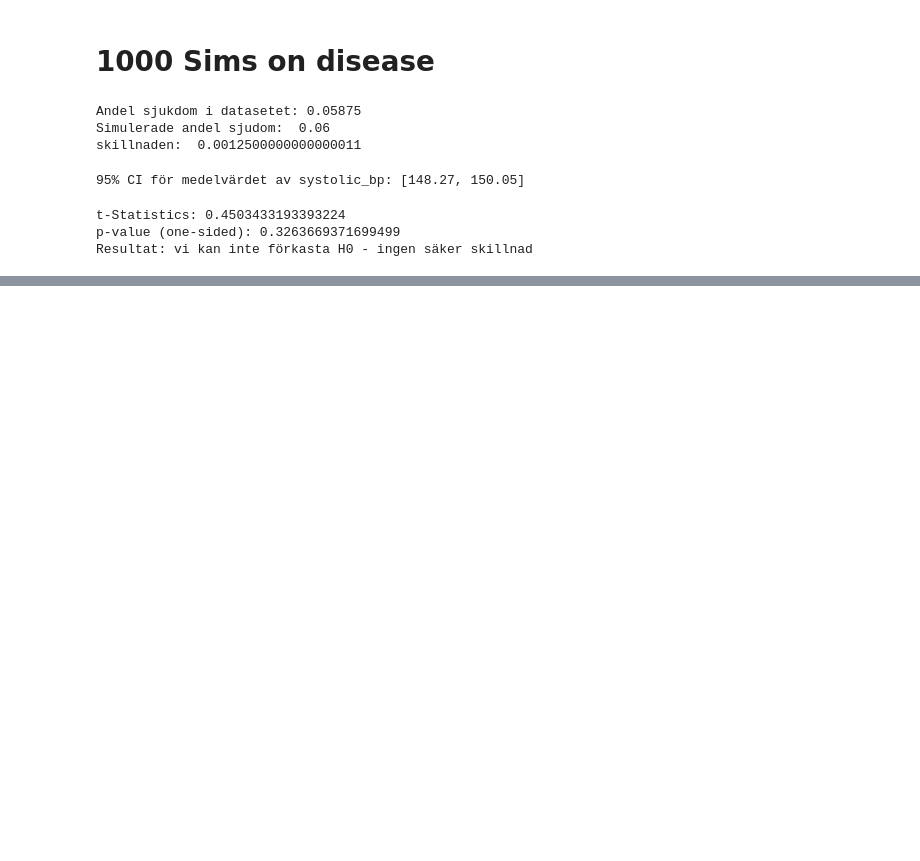
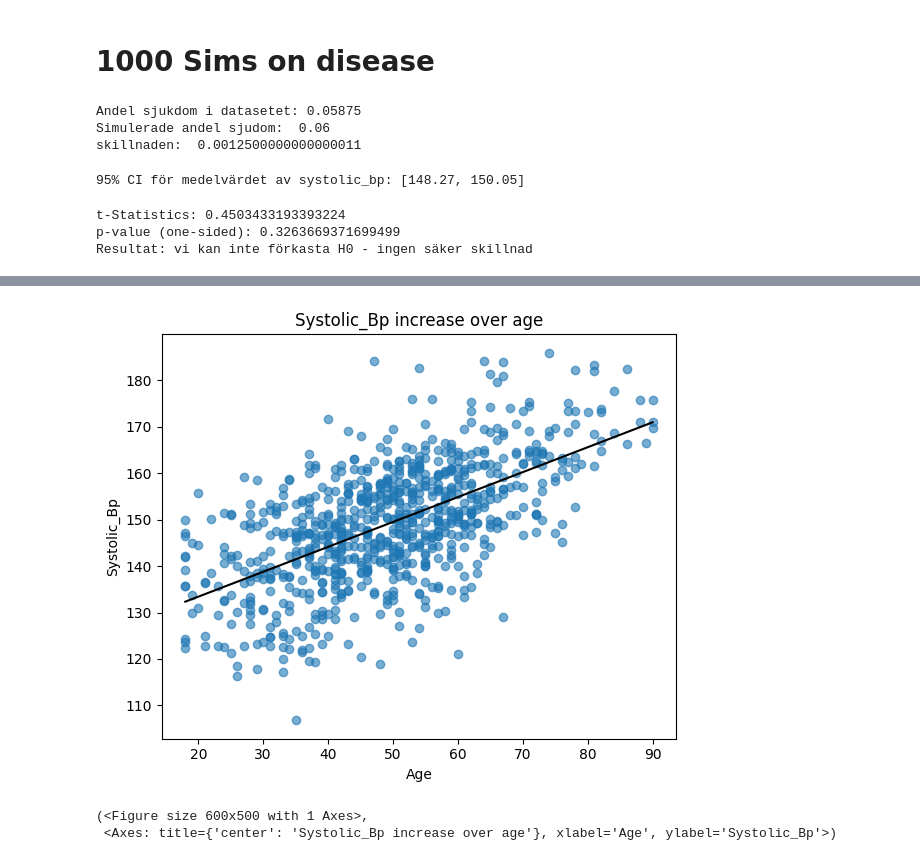
Before and after one commit to MarcusMorlock/health-individual-inlamning, a Jupyter notebook: report.ipynb, the cells around one changed output, grey strips where cells are left out. Drawn from its saved outputs; the diff is of its cells as text; code cells hidden in the pictures; blank space fills up the shorter version.

```diff
--- a/report.ipynb
+++ b/report.ipynb
@@ -112,0 +122,6 @@ R^2 0.4052560814611623
+# %%
+analyser.viz_bp_vs_age()
+# %% [output]
+[figure, added]
+(<Figure size 600x500 with 1 Axes>,
+ <Axes: title={'center': 'Systolic_Bp increase over age'}, xlabel='Age', ylabel='Systolic_Bp'>)
```
Also changed, not shown: parts of 2 cells of this notebook, 3 other files.
